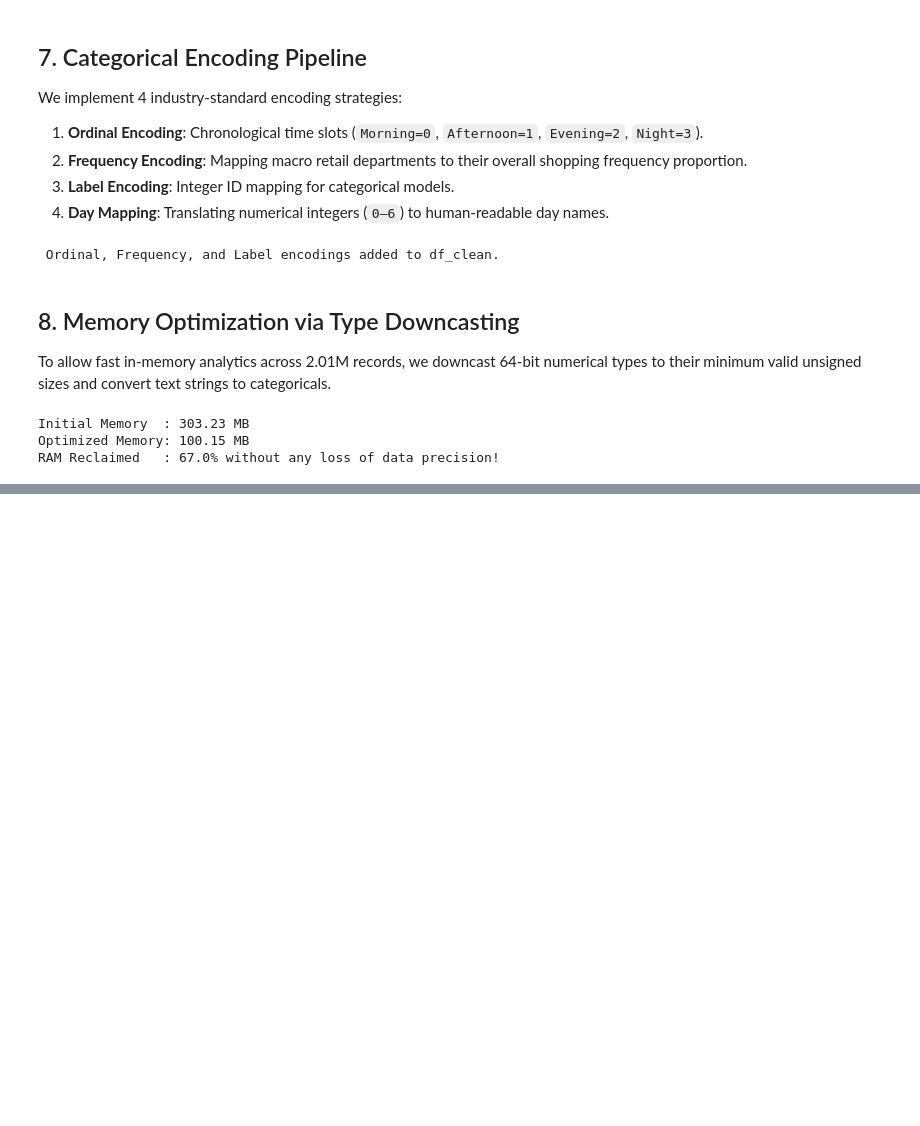
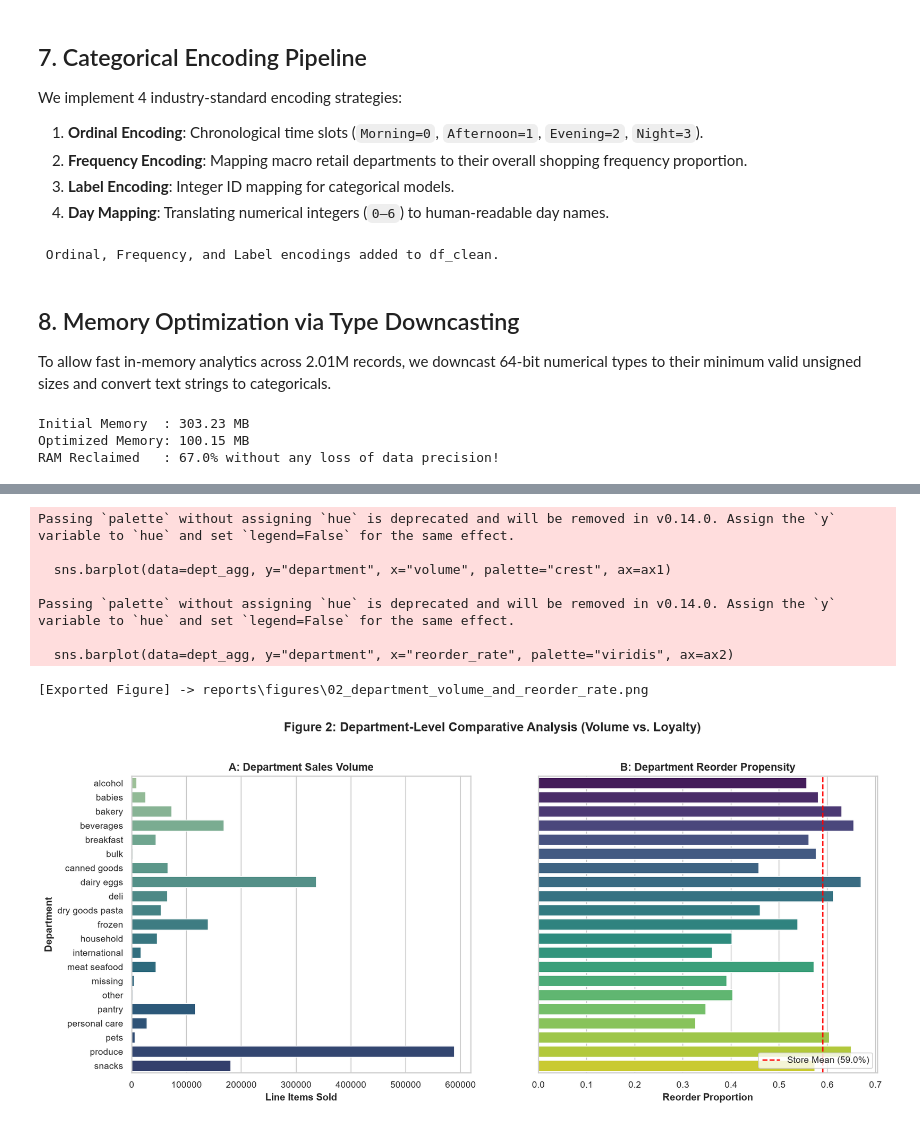
Before and after one commit to Chathuka-Pehesara/supermarket-basket-reorder-analytics, a Jupyter notebook: notebooks/01_eda_preprocessing.ipynb, the cells around one changed output, grey strips where cells are left out. Saved outputs shown, nothing was run; the diff lists cells and outputs as text; code cells hidden in the pictures; blank space fills up the shorter version.

```diff
--- a/notebooks/01_eda_preprocessing.ipynb
+++ b/notebooks/01_eda_preprocessing.ipynb
@@ -384,0 +438,36 @@ RAM Reclaimed   : 67.0% without any loss of data precision!
+# %%
+dept_agg = (
+    df_clean.groupby("department", observed=False)
+    .agg(volume=("order_id", "count"), reorder_rate=("reordered", "mean"))
+    .sort_values(by="volume", ascending=False)
+    .reset_index()
+)
+
+fig, (ax1, ax2) = plt.subplots(1, 2, figsize=(15, 6), sharey=True)
+
+sns.barplot(data=dept_agg, y="department", x="volume", palette="crest", ax=ax1)
+ax1.set_title("A: Department Sales Volume", fontweight="bold")
+ax1.set_xlabel("Line Items Sold", fontweight="bold")
+ax1.set_ylabel("Department", fontweight="bold")
+
+avg_reorder = df_clean["reordered"].mean()
+sns.barplot(data=dept_agg, y="department", x="reorder_rate", palette="viridis", ax=ax2)
+ax2.axvline(avg_reorder, color="red", linestyle="--", label=f"Store Mean ({avg_reorder*100:.1f}%)")
+ax2.set_title("B: Department Reorder Propensity", fontweight="bold")
+ax2.set_xlabel("Reorder Proportion", fontweight="bold")
+ax2.set_ylabel("")
+ax2.legend(loc="lower right")
+
+fig.suptitle("Figure 2: Department-Level Comparative Analysis (Volume vs. Loyalty)", y=1.02, fontsize=14, fontweight="bold")
+save_figure(fig, "02_department_volume_and_reorder_rate.png")
+plt.show()
+# %% [output]
+Passing `palette` without assigning `hue` is deprecated and will be removed in v0.14.0. Assign the `y` variable to `hue` and set `legend=False` for the same effect.
+
+  sns.barplot(data=dept_agg, y="department", x="volume", palette="crest", ax=ax1)
+
+Passing `palette` without assigning `hue` is deprecated and will be removed in v0.14.0. Assign the `y` variable to `hue` and set `legend=False` for the same effect.
+
+  sns.barplot(data=dept_agg, y="department", x="reorder_rate", palette="viridis", ax=ax2)
+[Exported Figure] -> reports\figures\02_department_volume_and_reorder_rate.png
+[figure, added]
```
Also changed, not shown: parts of 12 cells of this notebook.
